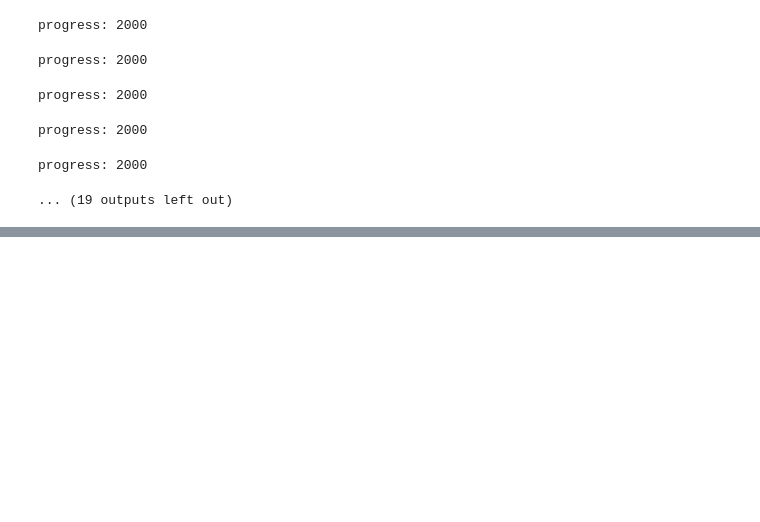
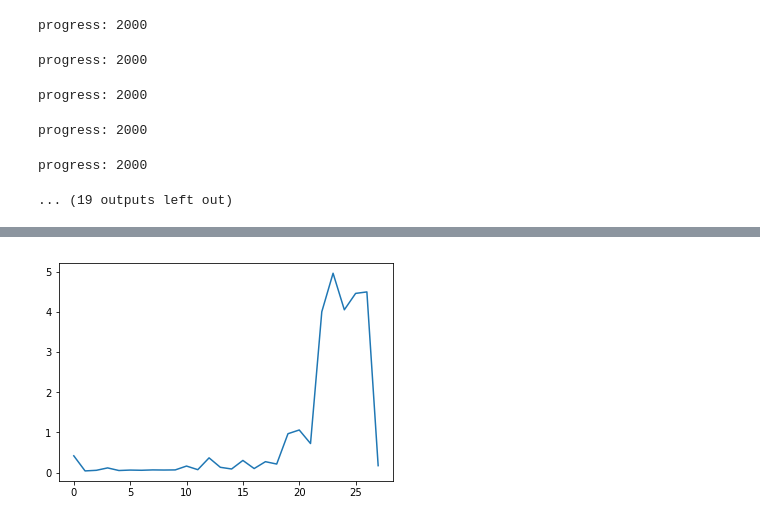
Before and after one commit to NareshPS/humpback-whale, a Jupyter notebook: Experiments.ipynb, the cells around one changed output, grey strips where cells are left out. Drawn from its saved outputs; the diff is of its cells as text; code cells hidden in the pictures; blank space fills up the shorter version.

```diff
--- a/Experiments.ipynb
+++ b/Experiments.ipynb
@@ -232,3 +251,8 @@ figure.tight_layout()
+# %%
+plt.plot(metrics['get_image_objects'])
+plt.show()
+# %% [output]
+[figure, added]
 # %%
 #Scratch
 #img = imread(locate_train_img("0000e88ab.jpg"))
```
Also changed, not shown: parts of 2 cells of this notebook, 18 other files.
